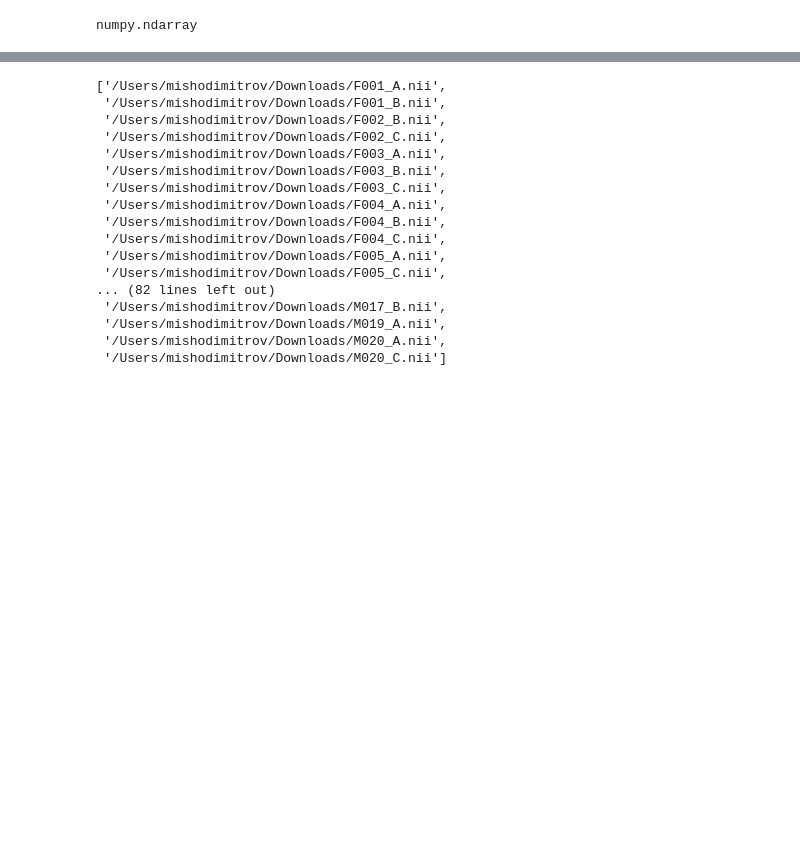
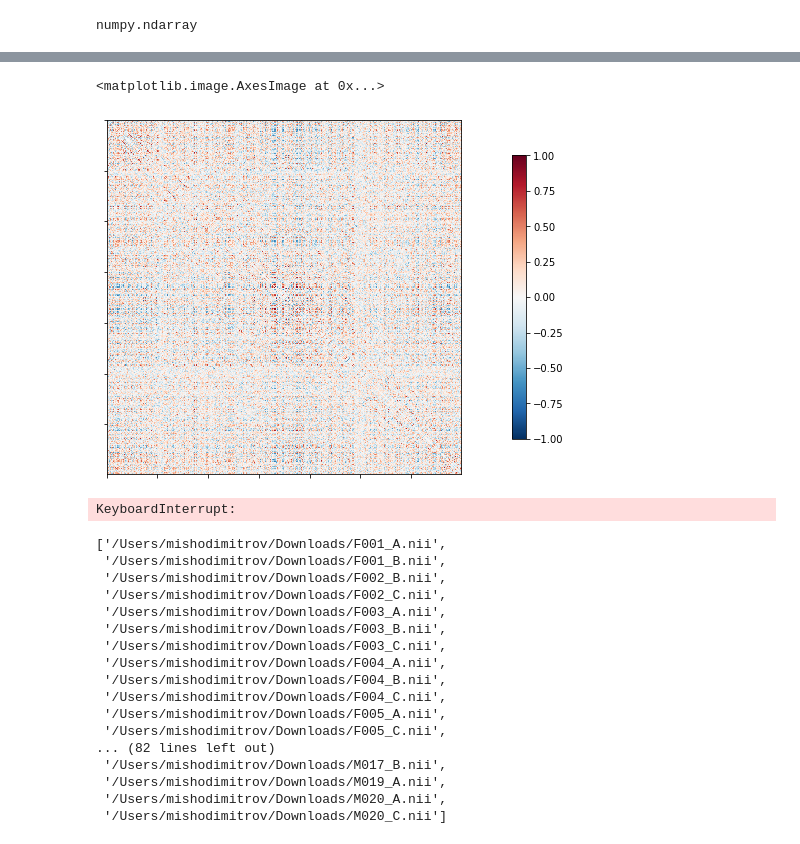
Before and after one commit to misho-dimitrov/ARB, a Jupyter notebook: ARB_voxel_wise.ipynb, the cells around one changed output, grey strips where cells are left out. Cells and saved outputs as stored; diff of their text form; code cells hidden in the pictures; blank space fills up the shorter version.

Commit message:
trying out creating a graph with the voxel-wise timeseries..

```diff
--- a/ARB_voxel_wise.ipynb
+++ b/ARB_voxel_wise.ipynb
@@ -50,7 +50,7 @@ from nilearn.connectome import ConnectivityMeasure
 import networkx as nx
 # %%
 # load an image:
-fmri_image_folder = "/Users/mishodimitrov/Downloads"
+fmri_image_folder = "/Volumes/Seagate Dr/PhD/Chapter 2"
 fmri_image_path = os.path.join(fmri_image_folder, "F001_A.nii")
 fmri_image = nib.load(fmri_image_path)
 print(fmri_image.shape)
@@ -102,0 +119,12 @@ numpy.ndarray
+# %%
+# # plot a connectivity matrix
+# set this to a matrix of your choice
+correlation_matrix = voxel_to_voxel_correlations
+np.fill_diagonal(correlation_matrix, 0)
+plotting.plot_matrix(correlation_matrix,
+                     # omit the first label as that is the "background" ROI, which wasn't actually used !
+                     #labels=harv_oxf_atlas.labels[1:],
+                     vmax=1, vmin=-1, colorbar=True)
+# %% [output]
+<matplotlib.image.AxesImage at 0x...>
+[figure, added]
@@ -102,0 +137,6 @@ numpy.ndarray
+# %%
+G = nx.Graph(correlation_matrix)
+print(G.number_of_nodes())
+print(G.number_of_edges())
+# %% [output]
+KeyboardInterrupt:
```
Also changed, not shown: parts of 10 cells of this notebook.
